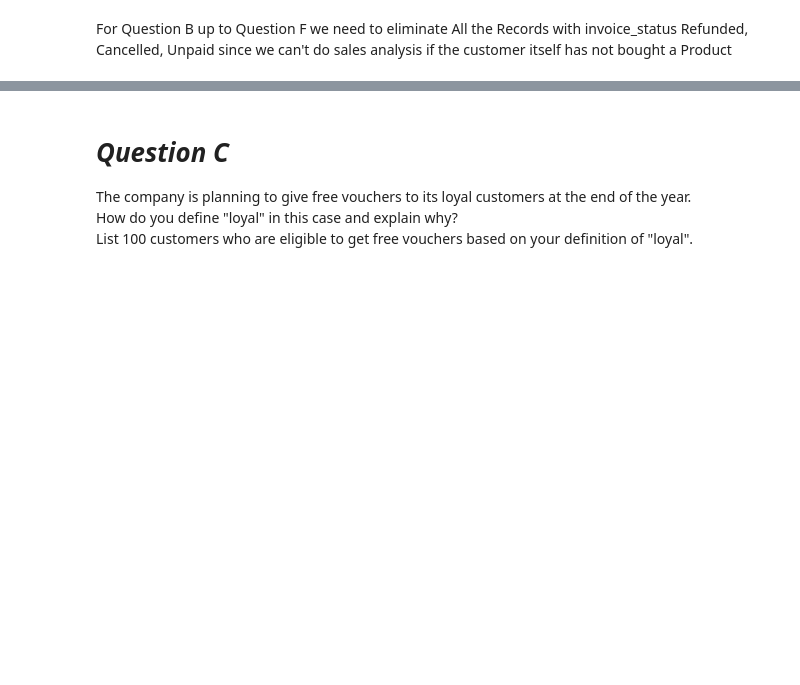
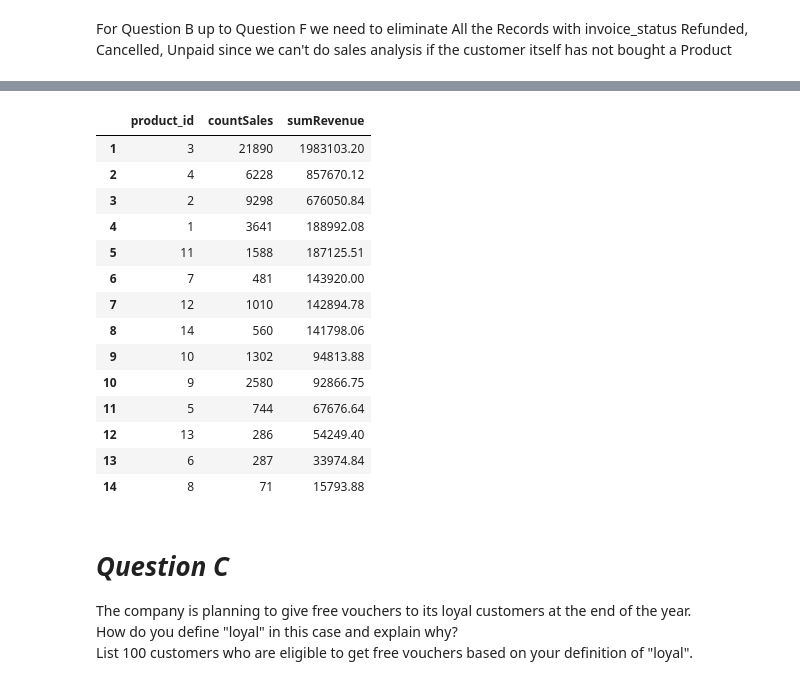
Before and after one commit to muslikhannur/P_SalesData_WranglingTest, a Jupyter notebook: WranglingTest_SalesData.ipynb, the cells around one changed output, grey strips where cells are left out. Cells and saved outputs as stored; diff of their text form; code cells hidden in the pictures; blank space fills up the shorter version.

```diff
--- a/WranglingTest_SalesData.ipynb
+++ b/WranglingTest_SalesData.ipynb
@@ -73,0 +95,9 @@ cntMerge
+# %%
+# Set the Right Data Type for the Wrong One, Exclue Date
+SalesData['client_id'] = SalesData['client_id'].astype('object')
+SalesData['invoice_id'] = SalesData['invoice_id'].astype('object')
+SalesData['invoice_item_id'] = SalesData['invoice_item_id'].astype('object')
+SalesData['product_id'] = SalesData['product_id'].astype('object')
+SalesData['monthly_price_usd'] = SalesData['monthly_price_usd'].astype('float64')
+SalesData['total_price'] = SalesData['total_price'].astype('float64')
+SalesData.info()
@@ -142,3 +194,26 @@ SalesDataCleanPaid.tail()
+# %%
+# Start count total number of sales along with the total revenue per Product_ID
+cntSalesRevenue = SalesDataCleanPaid.groupby('product_id').agg({'invoice_id':'count', 'discounted_price': 'sum'}).reset_index()
+cntSalesRevenue.columns = ['product_id', 'countSales', 'sumRevenue']
+cntSalesRevenue = cntSalesRevenue.sort_values('sumRevenue', ascending=False).reset_index(drop=True)
+cntSalesRevenue.index += 1
+cntSalesRevenue
+# %% [output]
+|  | product_id | countSales | sumRevenue |
+| 1 | 3 | 21890 | 1983103.20 |
+| 2 | 4 | 6228 | 857670.12 |
+| 3 | 2 | 9298 | 676050.84 |
+| 4 | 1 | 3641 | 188992.08 |
+| 5 | 11 | 1588 | 187125.51 |
+| 6 | 7 | 481 | 143920.00 |
+| 7 | 12 | 1010 | 142894.78 |
+| 8 | 14 | 560 | 141798.06 |
+| 9 | 10 | 1302 | 94813.88 |
+| 10 | 9 | 2580 | 92866.75 |
+| 11 | 5 | 744 | 67676.64 |
+| 12 | 13 | 286 | 54249.40 |
+| 13 | 6 | 287 | 33974.84 |
+| 14 | 8 | 71 | 15793.88 |
 # %% [markdown]
 # ***Question C***
 The company is planning to give free vouchers to its loyal customers at the end of the year. <br> How do you define "loyal" in this case and explain why? <br> List 100 customers who are eligible to get free vouchers based on your definition of "loyal".
```
Also changed, not shown: parts of 9 cells of this notebook.
